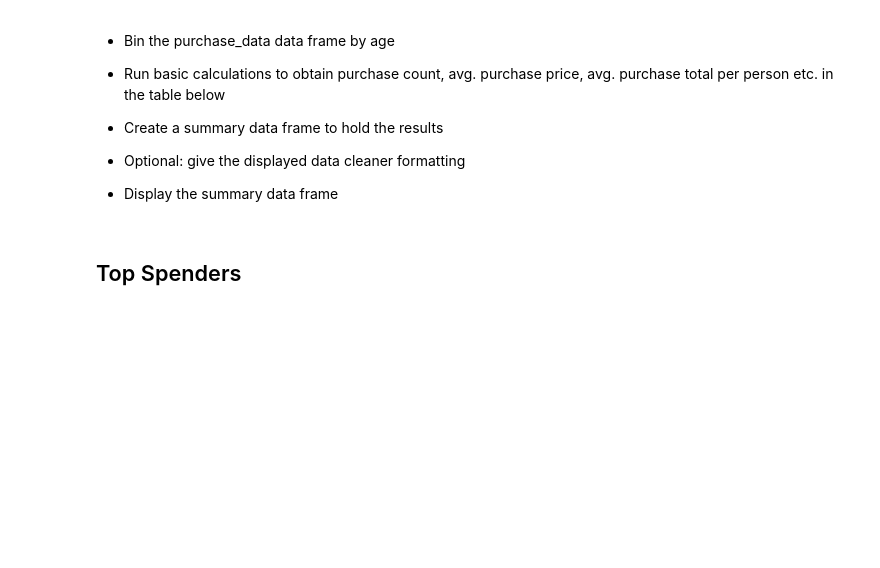
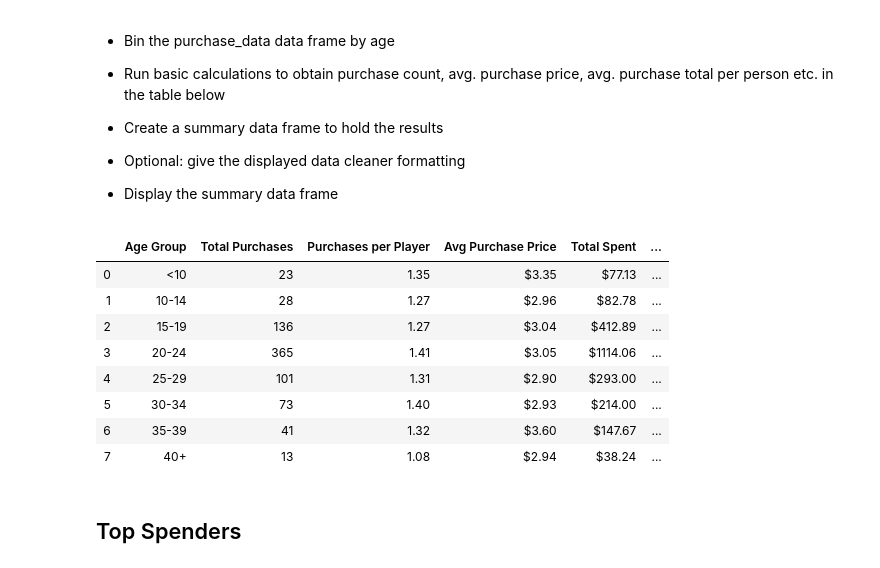
Before and after one commit to UncelSoogar/SMU_Homework, a Jupyter notebook: Submissions/4_Pandas/HeroesOfPymoli/HeroesOfPymoli.ipynb, the cells around one changed output. Saved outputs shown, nothing was run; the diff lists cells and outputs as text; code cells hidden in the pictures; blank space fills up the shorter version.

```diff
--- a/Submissions/4_Pandas/HeroesOfPymoli/HeroesOfPymoli.ipynb
+++ b/Submissions/4_Pandas/HeroesOfPymoli/HeroesOfPymoli.ipynb
@@ -161,13 +178,12 @@ gender_aggs.head()
 * Display Age Demographics Table
 # %%
 #bin by 10under, every 5, 40up
-bins = [0, 10, 15, 20, 25, 30, 35, 40, 150]
+bins = [0, 9, 14, 19, 24, 29, 34, 39, 150]
 
 #bin names
-group_names = ["10 & Under", "11-15", "16-20", "21-25", "26-30", "31-35", "36-40", "Older than 40"]
+group_names = ["<10", "10-14", "15-19", "20-24", "25-29", "30-34", "35-39", "40+"]
 
 purchase_data["Age_Group"] = pd.cut(purchase_data["Age"], bins, labels=group_names, include_lowest=True)
-purchase_data.Age_Group.value_counts()
 # %%
 #Total per age group
 age_gb = purchase_data.groupby(["Age_Group"])
@@ -240,25 +266,25 @@ g8_purplay = g8_pur / group8
 # %%
 #avg purchase price by agegroup
 age_avgp = age_gb.mean()
-g1_avgp = age_avgp.loc["10 & Under", "Price"]
-g2_avgp = age_avgp.loc["11-15", "Price"]
-g3_avgp = age_avgp.loc["11-15", "Price"]
-g4_avgp = age_avgp.loc["11-15", "Price"]
-g5_avgp = age_avgp.loc["11-15", "Price"]
-g6_avgp = age_avgp.loc["11-15", "Price"]
-g7_avgp = age_avgp.loc["11-15", "Price"]
-g8_avgp = age_avgp.loc["11-15", "Price"]
+g1_avgp = age_avgp.loc["<10", "Price"]
+g2_avgp = age_avgp.loc["10-14", "Price"]
+g3_avgp = age_avgp.loc["15-19", "Price"]
+g4_avgp = age_avgp.loc["20-24", "Price"]
+g5_avgp = age_avgp.loc["25-29", "Price"]
+g6_avgp = age_avgp.loc["30-34", "Price"]
+g7_avgp = age_avgp.loc["35-39", "Price"]
+g8_avgp = age_avgp.loc["40+", "Price"]
 # %%
 #total spent by age group
 age_spent = age_gb.sum()
-g1_spent = age_spent.loc["10 & Under", "Price"]
-g2_spent = age_spent.loc["11-15", "Price"]
-g3_spent = age_spent.loc["16-20", "Price"]
-g4_spent = age_spent.loc["21-25", "Price"]
-g5_spent = age_spent.loc["26-30", "Price"]
-g6_spent = age_spent.loc["31-35", "Price"]
-g7_spent = age_spent.loc["36-40", "Price"]
-g8_spent = age_spent.loc["Older than 40", "Price"]
+g1_spent = age_spent.loc["<10", "Price"]
+g2_spent = age_spent.loc["10-14", "Price"]
+g3_spent = age_spent.loc["15-19", "Price"]
+g4_spent = age_spent.loc["20-24", "Price"]
+g5_spent = age_spent.loc["25-29", "Price"]
+g6_spent = age_spent.loc["30-34", "Price"]
+g7_spent = age_spent.loc["35-39", "Price"]
+g8_spent = age_spent.loc["40+", "Price"]
 # %%
 #avg spent per player by age group
 g1_spentplay = g1_spent / group1
@@ -272,18 +298,28 @@ g8_spentplay = g8_spent / group8
 # %%
 #sum table for age group spendings
 age_aggs = pd.DataFrame ({"Age Group": group_names,
                                "Total Purchases": [g1_pur, g2_pur, g3_pur, g4_pur, g5_pur, g6_pur, g7_pur, g8_pur],
                                "Purchases per Player": [g1_purplay, g2_purplay, g3_purplay, g4_purplay,
                                                         g5_purplay, g6_purplay, g7_purplay, g8_purplay],
                                "Avg Purchase Price": [g1_avgp, g2_avgp, g3_avgp, g4_avgp, g5_avgp, g6_avgp, g7_avgp, g8_avgp],
                                "Total Spent": [g1_spent, g2_spent, g3_spent, g4_spent, g5_spent, g6_spent, g7_spent, g8_spent],
                                "Avg Spent per Player": [g1_spentplay, g2_spentplay, g3_spentplay, g4_spentplay, g5_spentplay, g6_spentplay, g7_spentplay, g8_spentplay]})
 #reformat
 age_aggs["Purchases per Player"] = age_aggs["Purchases per Player"].map("{:.2f}".format)
 age_aggs["Avg Purchase Price"] = age_aggs["Avg Purchase Price"].map("${:.2f}".format)
 age_aggs["Total Spent"] = age_aggs["Total Spent"].map("${:.2f}".format)
 age_aggs["Avg Spent per Player"] = age_aggs["Avg Spent per Player"].map("${:.2f}".format)
-age_aggs.head()
+age_aggs.head(8)
+# %% [output]
+|  | Age Group | Total Purchases | Purchases per Player | Avg Purchase Price | Total Spent | ... |
+| 0 | <10 | 23 | 1.35 | $3.35 | $77.13 | ... |
+| 1 | 10-14 | 28 | 1.27 | $2.96 | $82.78 | ... |
+| 2 | 15-19 | 136 | 1.27 | $3.04 | $412.89 | ... |
+| 3 | 20-24 | 365 | 1.41 | $3.05 | $1114.06 | ... |
+| 4 | 25-29 | 101 | 1.31 | $2.90 | $293.00 | ... |
+| 5 | 30-34 | 73 | 1.40 | $2.93 | $214.00 | ... |
+| 6 | 35-39 | 41 | 1.32 | $3.60 | $147.67 | ... |
+| 7 | 40+ | 13 | 1.08 | $2.94 | $38.24 | ... |
 # %% [markdown]
 ## Top Spenders
 # %% [markdown]
```
Also changed, not shown: parts of 24 cells of this notebook, 2 other files.
